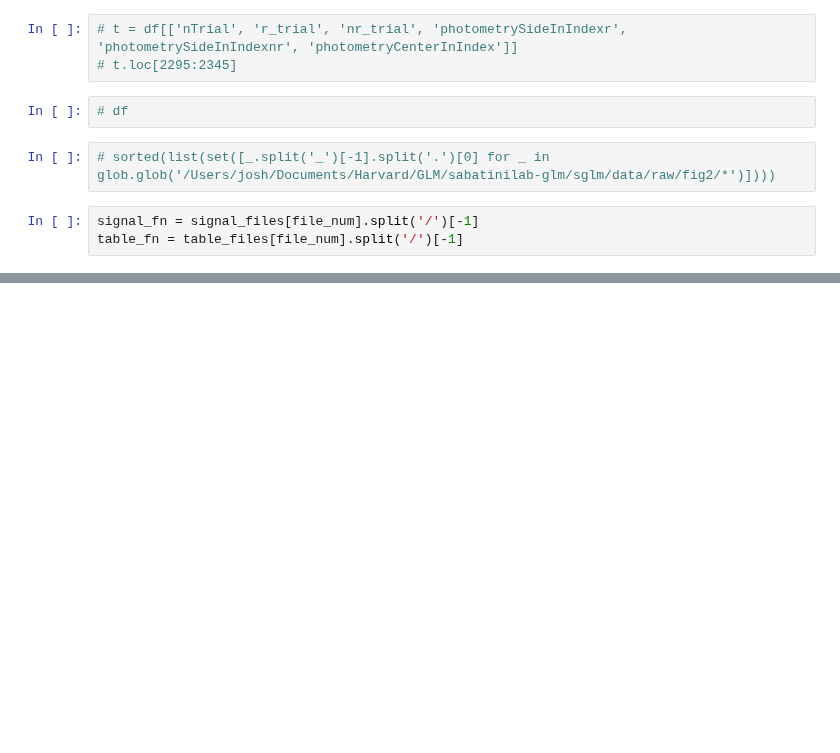
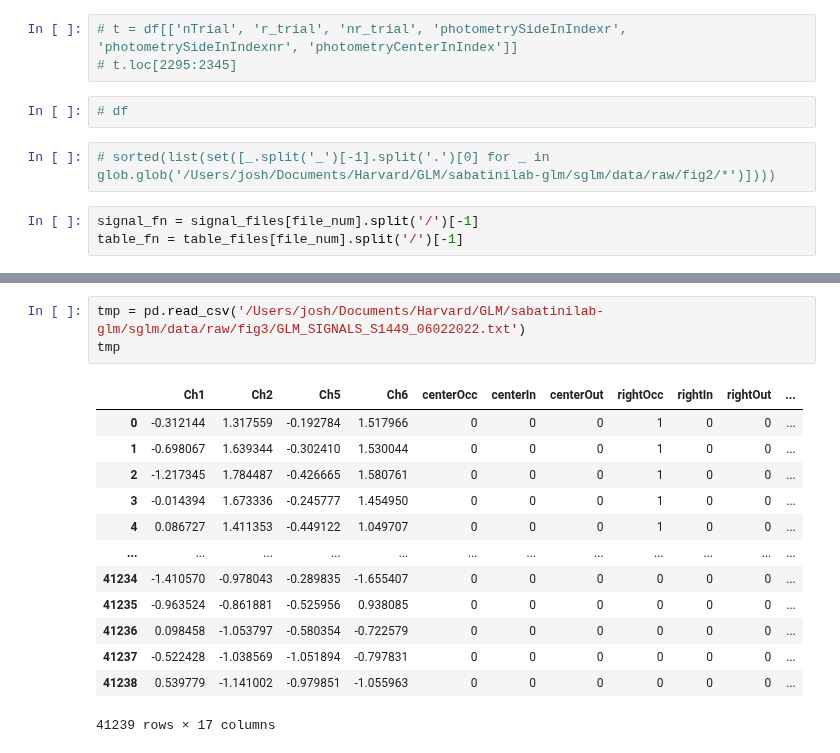
Before and after one commit to kimerein/sabatinilab-glm, a Jupyter notebook: sglm/notebooks/production/01-create_signal_df-lynne.ipynb, the cells around one changed output, grey strips where cells are left out. Drawn from its saved outputs; the diff is of its cells as text; blank space fills up the shorter version.

Commit message:
Updating code for revised data inclusions based on Lynnes revisions

```diff
--- a/sglm/notebooks/production/01-create_signal_df-lynne.ipynb
+++ b/sglm/notebooks/production/01-create_signal_df-lynne.ipynb
@@ -638,0 +899,17 @@ table_fn = table_files[file_num].split('/')[-1]
+# %%
+tmp = pd.read_csv('/Users/josh/Documents/Harvard/GLM/sabatinilab-glm/sglm/data/raw/fig3/GLM_SIGNALS_S1449_06022022.txt')
+tmp
+# %% [output]
+|  | Ch1 | Ch2 | Ch5 | Ch6 | centerOcc | centerIn | centerOut | rightOcc | rightIn | rightOut | ... |
+| 0 | -0.312144 | 1.317559 | -0.192784 | 1.517966 | 0 | 0 | 0 | 1 | 0 | 0 | ... |
+| 1 | -0.698067 | 1.639344 | -0.302410 | 1.530044 | 0 | 0 | 0 | 1 | 0 | 0 | ... |
+| 2 | -1.217345 | 1.784487 | -0.426665 | 1.580761 | 0 | 0 | 0 | 1 | 0 | 0 | ... |
+| 3 | -0.014394 | 1.673336 | -0.245777 | 1.454950 | 0 | 0 | 0 | 1 | 0 | 0 | ... |
+| 4 | 0.086727 | 1.411353 | -0.449122 | 1.049707 | 0 | 0 | 0 | 1 | 0 | 0 | ... |
+| ... | ... | ... | ... | ... | ... | ... | ... | ... | ... | ... | ... |
+| 41234 | -1.410570 | -0.978043 | -0.289835 | -1.655407 | 0 | 0 | 0 | 0 | 0 | 0 | ... |
+| 41235 | -0.963524 | -0.861881 | -0.525956 | 0.938085 | 0 | 0 | 0 | 0 | 0 | 0 | ... |
+| 41236 | 0.098458 | -1.053797 | -0.580354 | -0.722579 | 0 | 0 | 0 | 0 | 0 | 0 | ... |
+| 41237 | -0.522428 | -1.038569 | -1.051894 | -0.797831 | 0 | 0 | 0 | 0 | 0 | 0 | ... |
+| 41238 | 0.539779 | -1.141002 | -0.979851 | -1.055963 | 0 | 0 | 0 | 0 | 0 | 0 | ... |
+41239 rows × 17 columns
```
Also changed, not shown: parts of 13 cells of this notebook, 2 other files.
